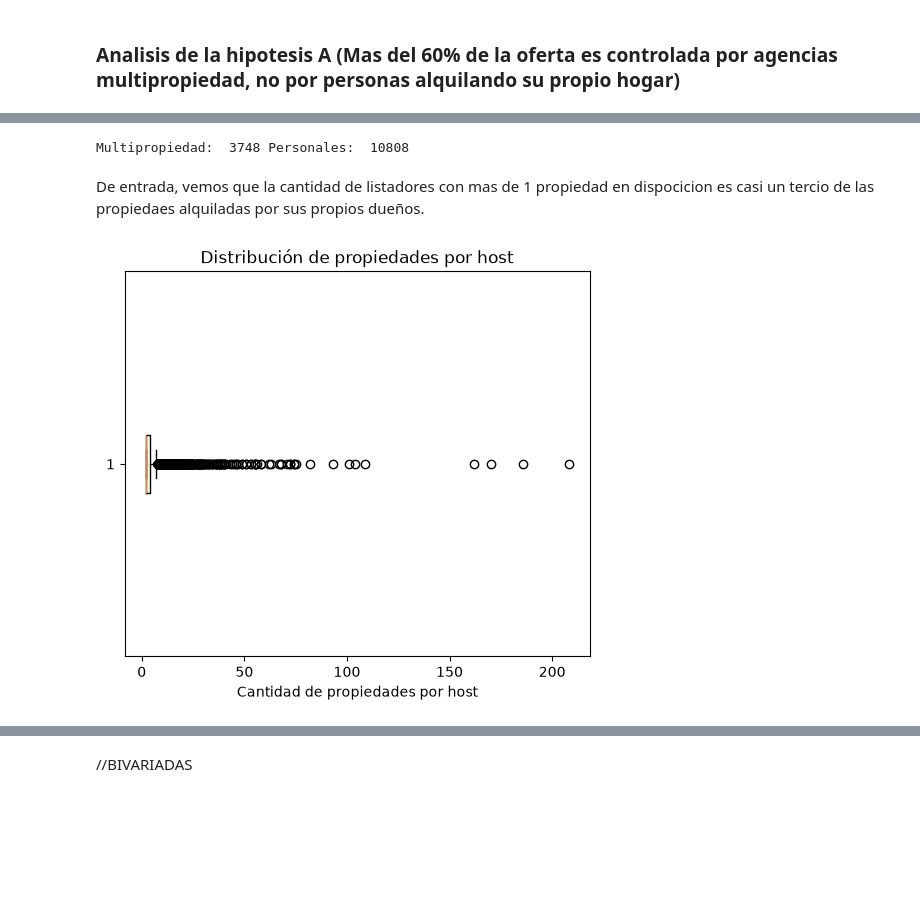
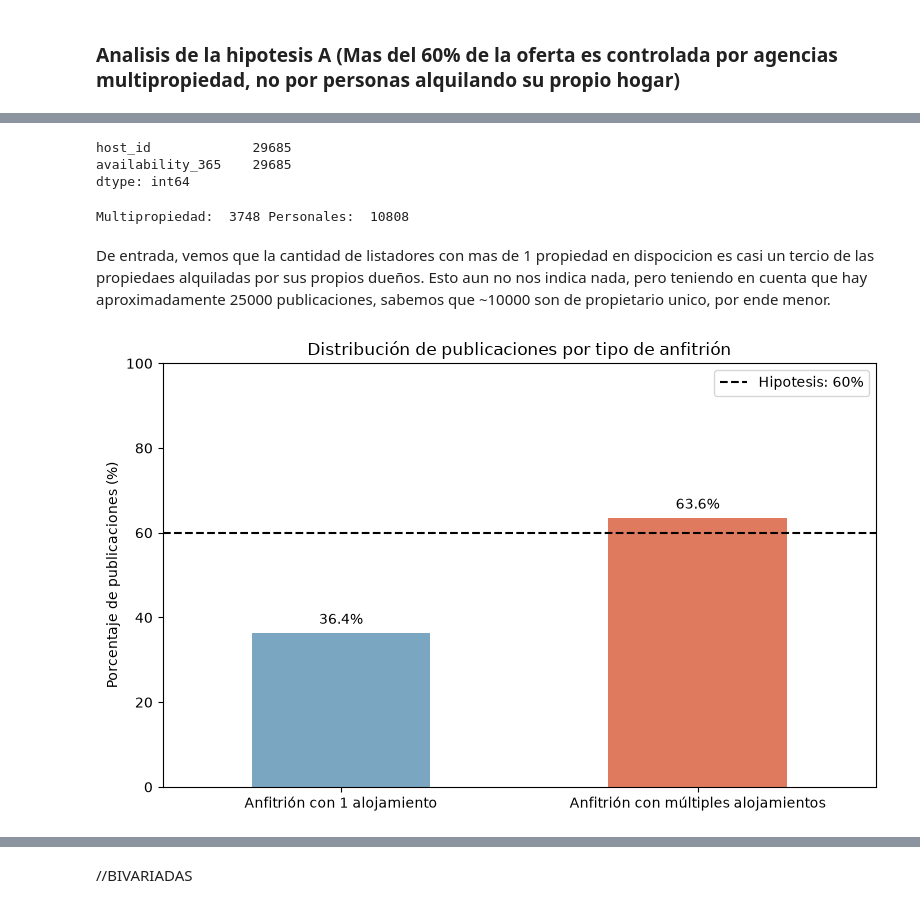
Before and after one commit to EliaNFe/TP_Fundamentos, a Jupyter notebook: TpEspecial/Tp_Grupo36.ipynb, the cells around one changed output, grey strips where cells are left out. Saved outputs shown, nothing was run; the diff lists cells and outputs as text; code cells hidden in the pictures; blank space fills up the shorter version.

Commit message:
Analisis de la hipotesis 4.a) completo (Falta pasar en limpio)

```diff
--- a/TpEspecial/Tp_Grupo36.ipynb
+++ b/TpEspecial/Tp_Grupo36.ipynb
@@ -236,4 +236,5 @@ Name: count, dtype: int64
 # %% [markdown]
 ### Analisis de la hipotesis A (Mas del 60% de la oferta es controlada por agencias multipropiedad, no por personas alquilando su propio hogar)
 # %%
-dfA=dataset_limpio["host_id"]
+dfA=dataset_limpio[["host_id", "calculated_host_listings_count"]]
+dfA.describe()
@@ -240 +251,7 @@ dfA=dataset_limpio["host_id"]
+# %%
+dfA.count()
+# %% [output]
+host_id             29685
+availability_365    29685
+dtype: int64
 # %%
@@ -244,30 +261,32 @@ print("Multipropiedad: ", filtered.count(), "Personales: ", cuenta.count()-filte
 # %% [output]
 Multipropiedad:  3748 Personales:  10808
 # %% [markdown]
-De entrada, vemos que la cantidad de listadores con mas de 1 propiedad en dispocicion es casi un tercio de las propiedaes alquiladas por sus propios dueños.
+De entrada, vemos que la cantidad de listadores con mas de 1 propiedad en dispocicion es casi un tercio de las propiedaes alquiladas por sus propios dueños. Esto aun no nos indica nada, pero teniendo en cuenta que hay aproximadamente 25000 publicaciones, sabemos que ~10000 son de propietario unico, por ende menor.
 # %%
 # Porcentaje de publicaciones según si el anfitrión ofrece más de un alojamiento
-cuenta = dfA.value_counts()
+cuenta = dfA["host_id"].value_counts()
 publicaciones = pd.Series({
     "Anfitrión con 1 alojamiento": cuenta[cuenta == 1].sum(),
     "Anfitrión con múltiples alojamientos": cuenta[cuenta > 1].sum(),
 })
 porcentaje_publicaciones = publicaciones / publicaciones.sum() * 100
 
+#Porcentaje_publicaciones consta con el porcentaje real de publicaciones por sobre la cantidad de publicaciones listadas.
+
 ax = porcentaje_publicaciones.plot(kind="bar", figsize=(8, 5), color=["#7aa6c2", "#e07a5f"])
-ax.axhline(60, color="black", linestyle="--", linewidth=1.5, label="Umbral de hipótesis: 60%")
+ax.axhline(60, color="black", linestyle="--", linewidth=1.5, label="Hipotesis: 60%")
 ax.set_title("Distribución de publicaciones por tipo de anfitrión")
 ax.set_xlabel("")
 ax.set_ylabel("Porcentaje de publicaciones (%)")
 ax.set_ylim(0, 100)
 ax.tick_params(axis="x", rotation=0)
 ax.legend()
 
 for barra, valor in zip(ax.patches, porcentaje_publicaciones):
     ax.annotate(f"{valor:.1f}%", (barra.get_x() + barra.get_width() / 2, barra.get_height()),
                 ha="center", va="bottom", xytext=(0, 4), textcoords="offset points")
 
 plt.tight_layout()
 plt.show()
 # %% [output]
-[figure, old version]
+[figure, new version]
```
Also changed, not shown: parts of 11 cells of this notebook.
